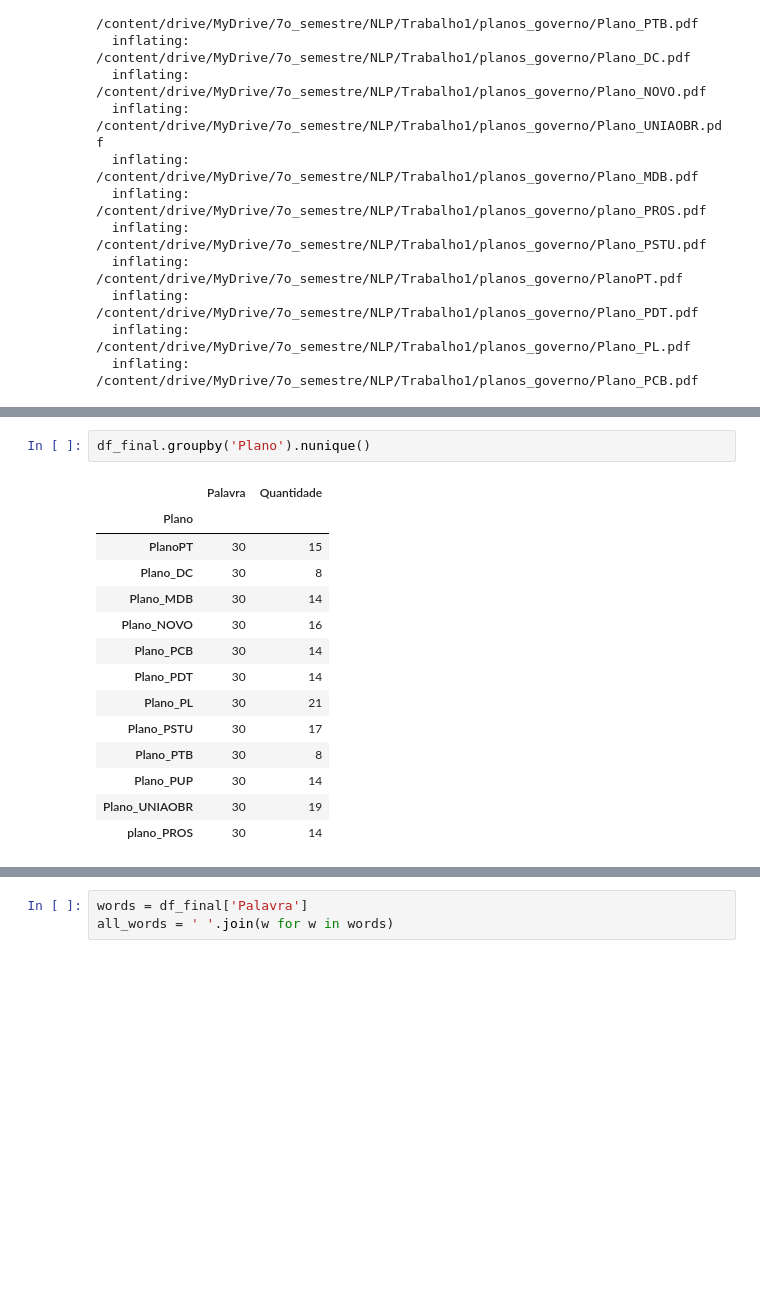
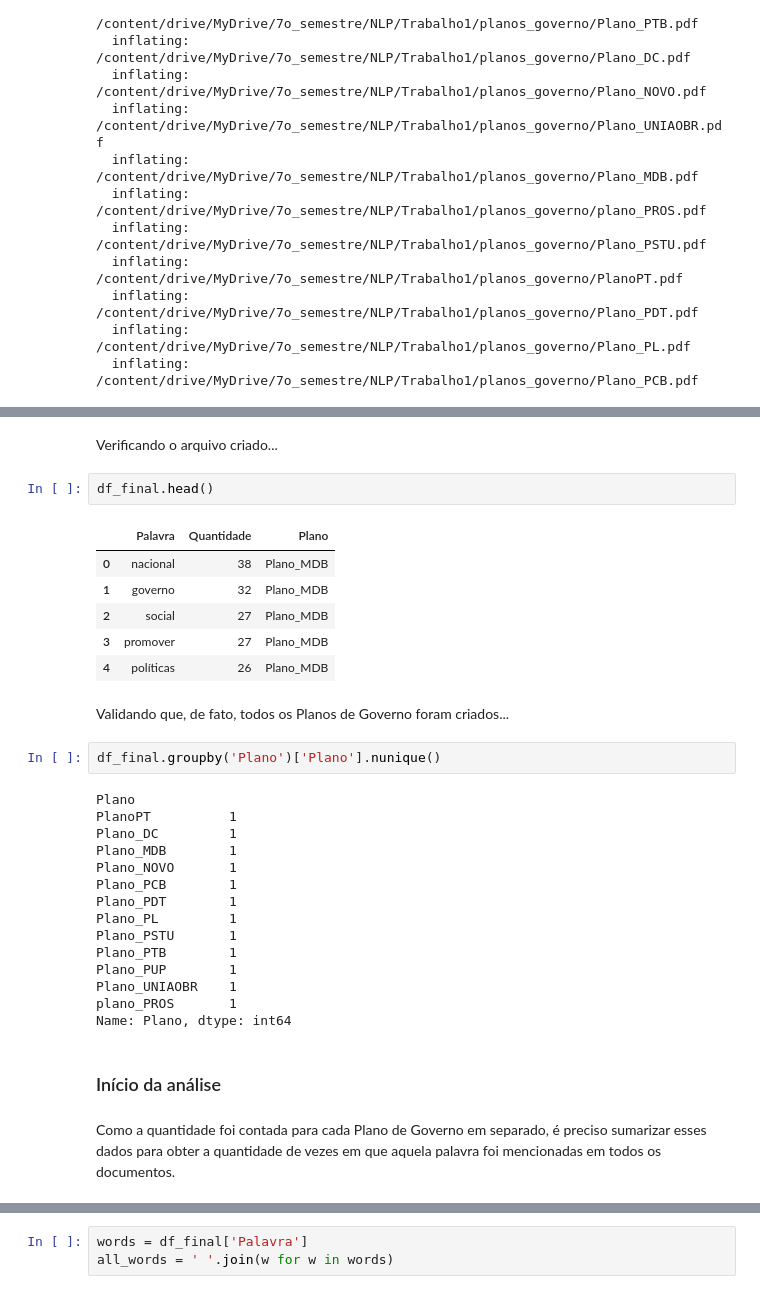
Before and after one commit to thiagosilva85/nlp, a Jupyter notebook: Analise_Texto_com_NLP.ipynb, the cells around one changed output, grey strips where cells are left out. Saved outputs shown, nothing was run; the diff lists cells and outputs as text; blank space fills up the shorter version.

```diff
--- a/Analise_Texto_com_NLP.ipynb
+++ b/Analise_Texto_com_NLP.ipynb
@@ -142,19 +238,36 @@ Iniciado leitura do plano de Governo - Plano_PCB.pdf
 
 Todos os planos de governo foram lidos e tratados.
+# %% [markdown]
+Verificando o arquivo criado...
+# %%
+df_final.head()
+# %% [output]
+|  | Palavra | Quantidade | Plano |
+| 0 | nacional | 38 | Plano_MDB |
+| 1 | governo | 32 | Plano_MDB |
+| 2 | social | 27 | Plano_MDB |
+| 3 | promover | 27 | Plano_MDB |
+| 4 | políticas | 26 | Plano_MDB |
+# %% [markdown]
+Validando que, de fato, todos os Planos de Governo foram criados...
 # %%
-df_final.groupby('Plano').nunique()
+df_final.groupby('Plano')['Plano'].nunique()
 # %% [output]
-|  | Palavra | Quantidade |
-| Plano |  |  |
-| PlanoPT | 30 | 15 |
-| Plano_DC | 30 | 8 |
-| Plano_MDB | 30 | 14 |
-| Plano_NOVO | 30 | 16 |
-| Plano_PCB | 30 | 14 |
-| Plano_PDT | 30 | 14 |
-| Plano_PL | 30 | 21 |
-| Plano_PSTU | 30 | 17 |
-| Plano_PTB | 30 | 8 |
-| Plano_PUP | 30 | 14 |
-| Plano_UNIAOBR | 30 | 19 |
-| plano_PROS | 30 | 14 |
+Plano
+PlanoPT          1
+Plano_DC         1
+Plano_MDB        1
+Plano_NOVO       1
+Plano_PCB        1
+Plano_PDT        1
+Plano_PL         1
+Plano_PSTU       1
+Plano_PTB        1
+Plano_PUP        1
+Plano_UNIAOBR    1
+plano_PROS       1
+Name: Plano, dtype: int64
+# %% [markdown]
+### Início da análise
+# %% [markdown]
+Como a quantidade foi contada para cada Plano de Governo em separado, é preciso sumarizar esses dados para obter a quantidade de vezes em que aquela palavra foi mencionadas em todos os documentos.
```
Also changed, not shown: parts of 38 cells of this notebook.
